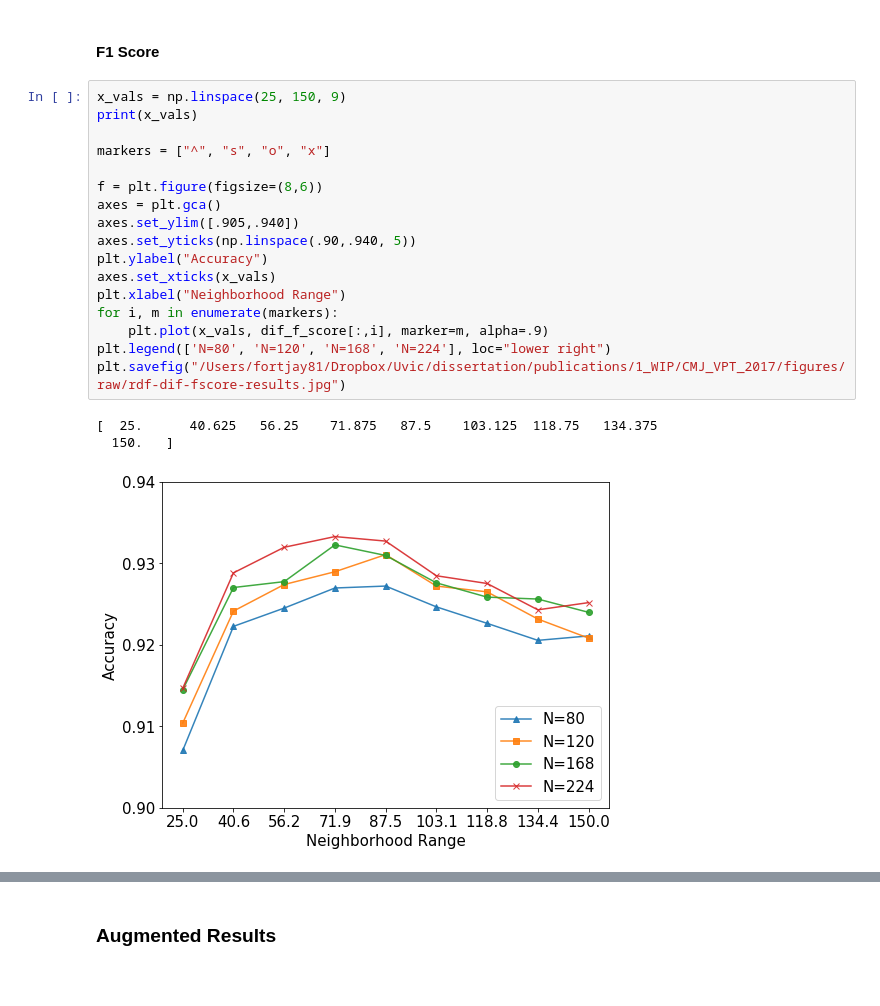
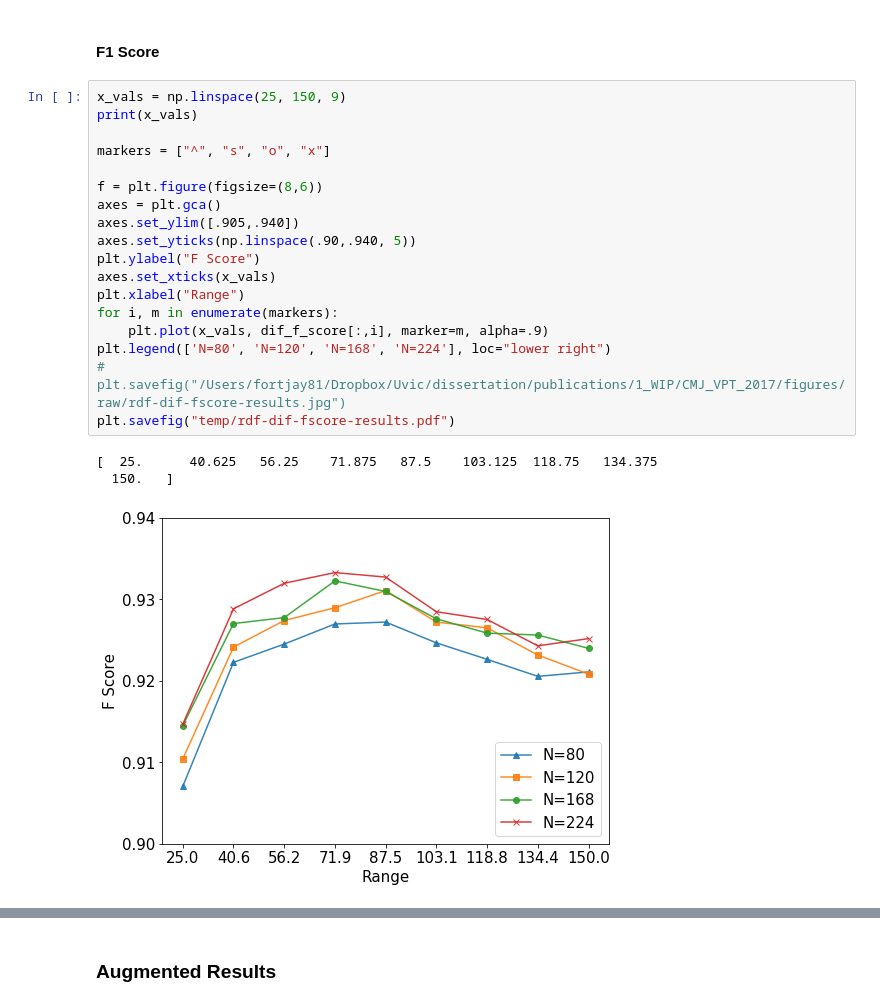
Before and after one commit to davidsjohnson/VPT2, a Jupyter notebook: CMJ Stuff.ipynb, the cells around one changed output, grey strips where cells are left out. Cells and saved outputs as stored; diff of their text form.

```diff
--- a/CMJ Stuff.ipynb
+++ b/CMJ Stuff.ipynb
@@ -245,24 +256,25 @@ plt.savefig("/Users/fortjay81/Dropbox/Uvic/dissertation/publications/1_WIP/CMJ_V
 # %%
 x_vals = np.linspace(25, 150, 9)
 print(x_vals)
 
 markers = ["^", "s", "o", "x"]
 
 f = plt.figure(figsize=(8,6))
 axes = plt.gca()
 axes.set_ylim([.905,.940])
 axes.set_yticks(np.linspace(.90,.940, 5))
-plt.ylabel("Accuracy")
+plt.ylabel("F Score")
 axes.set_xticks(x_vals)
-plt.xlabel("Neighborhood Range")
+plt.xlabel("Range")
 for i, m in enumerate(markers):
     plt.plot(x_vals, dif_f_score[:,i], marker=m, alpha=.9)
 plt.legend(['N=80', 'N=120', 'N=168', 'N=224'], loc="lower right")
-plt.savefig("/Users/fortjay81/Dropbox/Uvic/dissertation/publications/1_WIP/CMJ_VPT_2017/figures/raw/rdf-dif-fscore-results.jpg")
+# plt.savefig("/Users/fortjay81/Dropbox/Uvic/dissertation/publications/1_WIP/CMJ_VPT_2017/figures/raw/rdf-dif-fscore-results.jpg")
+plt.savefig("temp/rdf-dif-fscore-results.pdf")
 # %% [output]
 [  25.      40.625   56.25    71.875   87.5    103.125  118.75   134.375
   150.   ]
-[figure, old version]
+[figure, new version]
 # %%
 x_vals = np.linspace(.1, .3, 9)
 print(x_vals)
```
Also changed, not shown: parts of 8 cells of this notebook, 17 other files.
